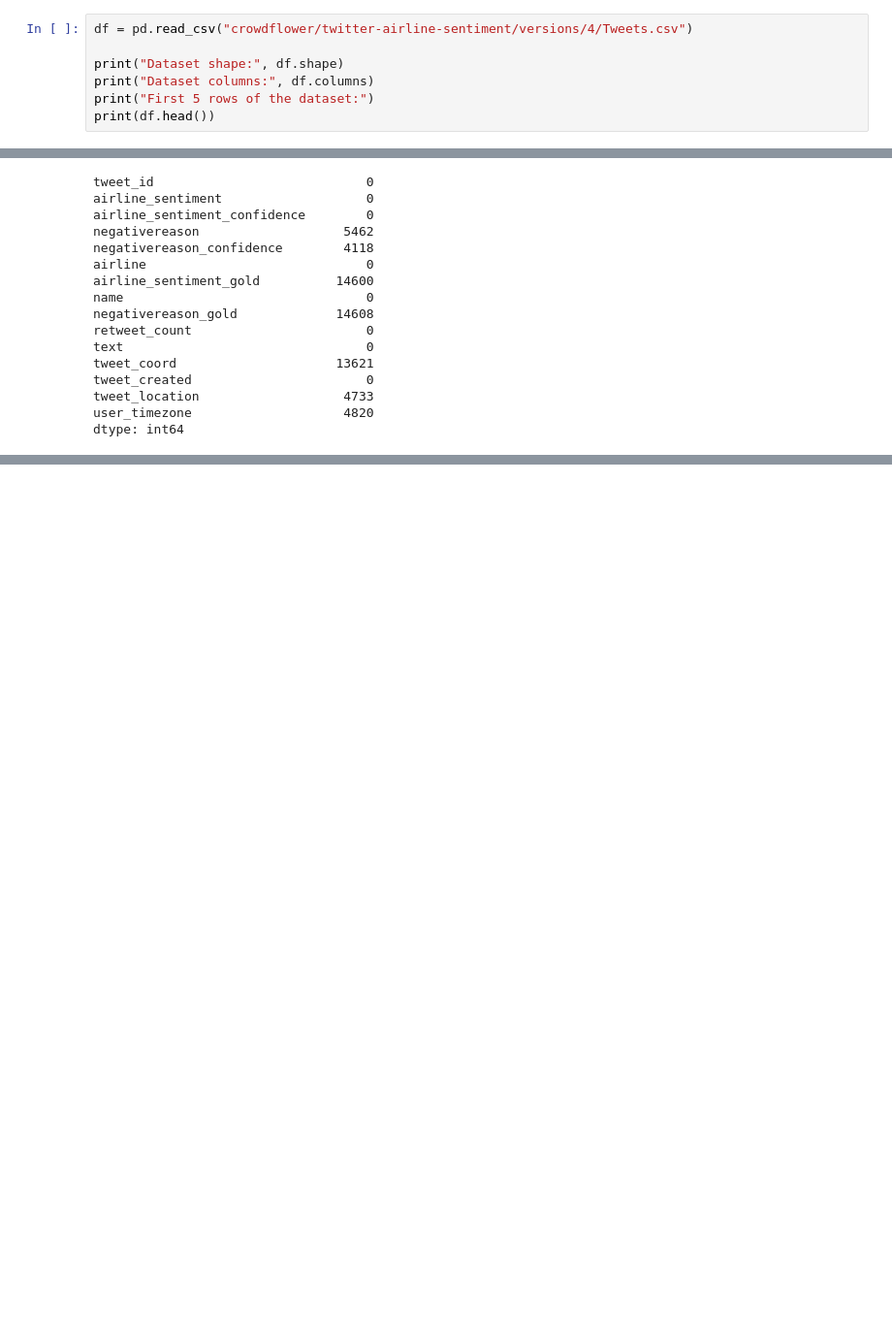
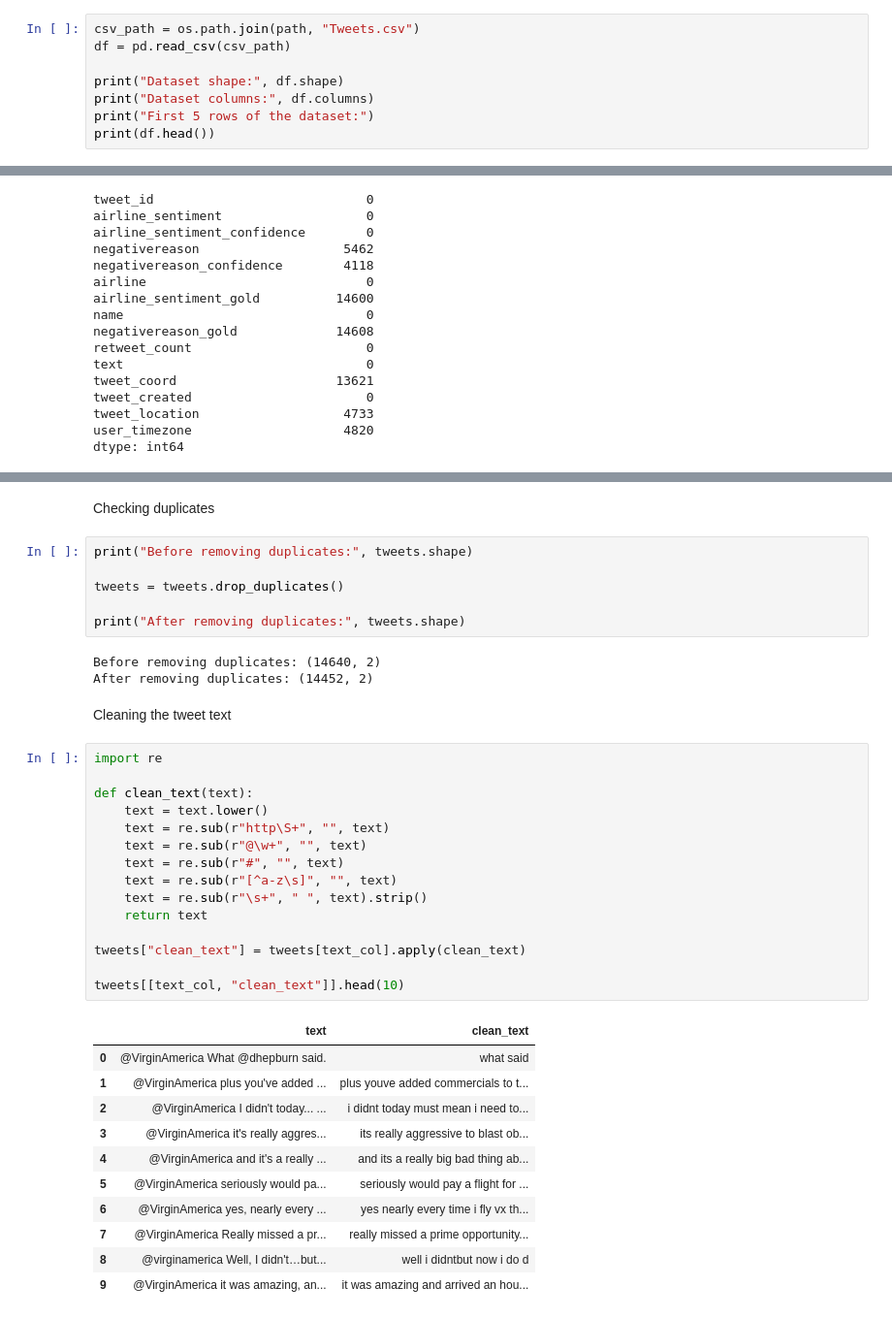
Before and after one commit to CodyBarker545/COMP263_Group10, a Jupyter notebook: preprocessing.ipynb, the cells around one changed output, grey strips where cells are left out. Shown at 97% size. Cells and saved outputs as stored; diff of their text form; blank space fills up the shorter version.

Commit message:
work in progress airline LSTM

```diff
--- a/preprocessing.ipynb
+++ b/preprocessing.ipynb
@@ -17,7 +33,8 @@ Path to dataset files: C:\Users\cody_\.cache\kagglehub\datasets\crowdflower\twit
 # %% [markdown]
 ## Load ##
 # %%
-df = pd.read_csv("crowdflower/twitter-airline-sentiment/versions/4/Tweets.csv")
+csv_path = os.path.join(path, "Tweets.csv")
+df = pd.read_csv(csv_path)
 
 print("Dataset shape:", df.shape)
 print("Dataset columns:", df.columns)
@@ -106,0 +136,40 @@ df[text_col].sample(10).tolist()
+# %% [markdown]
+Checking duplicates
+# %%
+print("Before removing duplicates:", tweets.shape)
+
+tweets = tweets.drop_duplicates()
+
+print("After removing duplicates:", tweets.shape)
+# %% [output]
+Before removing duplicates: (14640, 2)
+After removing duplicates: (14452, 2)
+# %% [markdown]
+Cleaning the tweet text
+# %%
+import re
+
+def clean_text(text):
+    text = text.lower()
+    text = re.sub(r"http\S+", "", text)
+    text = re.sub(r"@\w+", "", text)
+    text = re.sub(r"#", "", text)
+    text = re.sub(r"[^a-z\s]", "", text)
+    text = re.sub(r"\s+", " ", text).strip()
+    return text
+
+tweets["clean_text"] = tweets[text_col].apply(clean_text)
+
+tweets[[text_col, "clean_text"]].head(10)
+# %% [output]
+|  | text | clean_text |
+| 0 | @VirginAmerica What @dhepburn said. | what said |
+| 1 | @VirginAmerica plus you've added ... | plus youve added commercials to t... |
+| 2 | @VirginAmerica I didn't today... ... | i didnt today must mean i need to... |
+| 3 | @VirginAmerica it's really aggres... | its really aggressive to blast ob... |
+| 4 | @VirginAmerica and it's a really ... | and its a really big bad thing ab... |
+| 5 | @VirginAmerica seriously would pa... | seriously would pay a flight for ... |
+| 6 | @VirginAmerica yes, nearly every ... | yes nearly every time i fly vx th... |
+| 7 | @VirginAmerica Really missed a pr... | really missed a prime opportunity... |
+| 8 | @virginamerica Well, I didn't…but... | well i didntbut now i do d |
+| 9 | @VirginAmerica it was amazing, an... | it was amazing and arrived an hou... |
```
Also changed, not shown: parts of 30 cells of this notebook.
